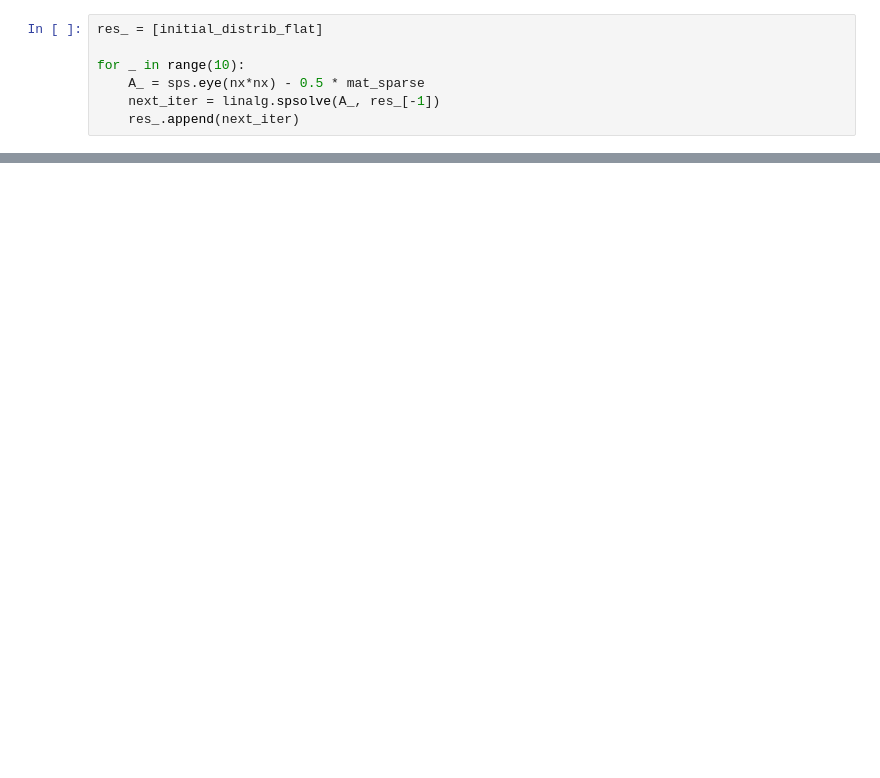
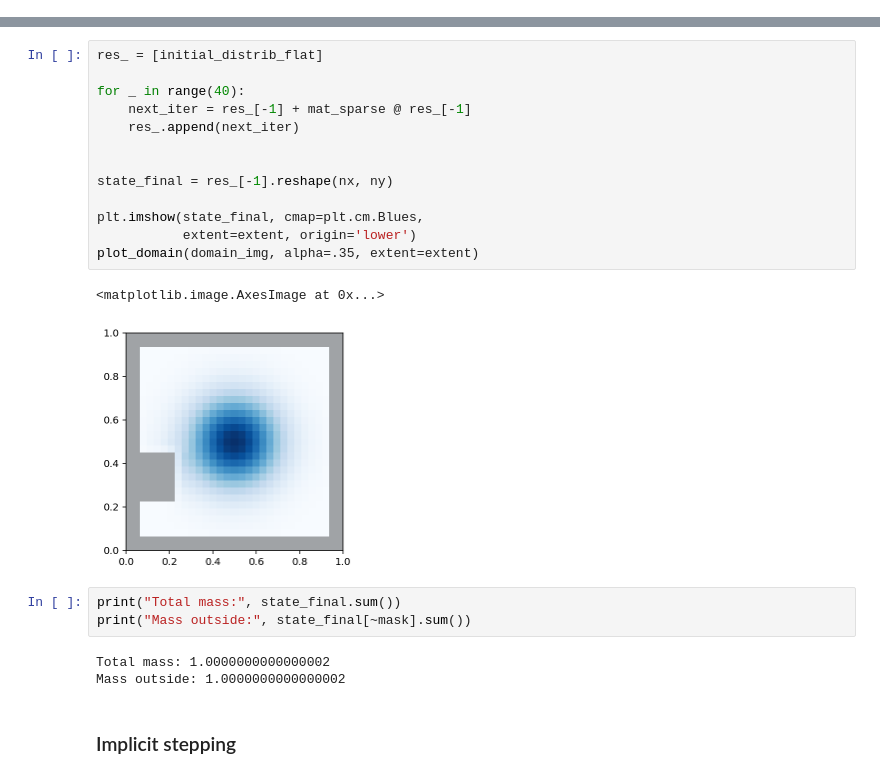
Before and after one commit to ManifoldFR/mva-optimaltransport, a Jupyter notebook: project/test_laplacian.ipynb, the cells around one changed output, grey strips where cells are left out. Cells and saved outputs as stored; diff of their text form; blank space fills up the shorter version.

```diff
--- a/project/test_laplacian.ipynb
+++ b/project/test_laplacian.ipynb
@@ -93,7 +131,0 @@ initial_distrib_flat = initial_distrib.ravel()
-# %%
-res_ = [initial_distrib_flat]
-
-for _ in range(10):
-    A_ = sps.eye(nx*nx) - 0.5 * mat_sparse
-    next_iter = linalg.spsolve(A_, res_[-1])
-    res_.append(next_iter)
@@ -110,0 +153,24 @@ res_[-1].sum()
+# %%
+res_ = [initial_distrib_flat]
+
+for _ in range(40):
+    next_iter = res_[-1] + mat_sparse @ res_[-1]
+    res_.append(next_iter)
+
+
+state_final = res_[-1].reshape(nx, ny)
+
+plt.imshow(state_final, cmap=plt.cm.Blues,
+           extent=extent, origin='lower')
+plot_domain(domain_img, alpha=.35, extent=extent)
+# %% [output]
+<matplotlib.image.AxesImage at 0x...>
+[figure, added]
+# %%
+print("Total mass:", state_final.sum())
+print("Mass outside:", state_final[~mask].sum())
+# %% [output]
+Total mass: 1.0000000000000002
+Mass outside: 1.0000000000000002
+# %% [markdown]
+### Implicit stepping
```
Also changed, not shown: parts of 22 cells of this notebook, 1 other file.
